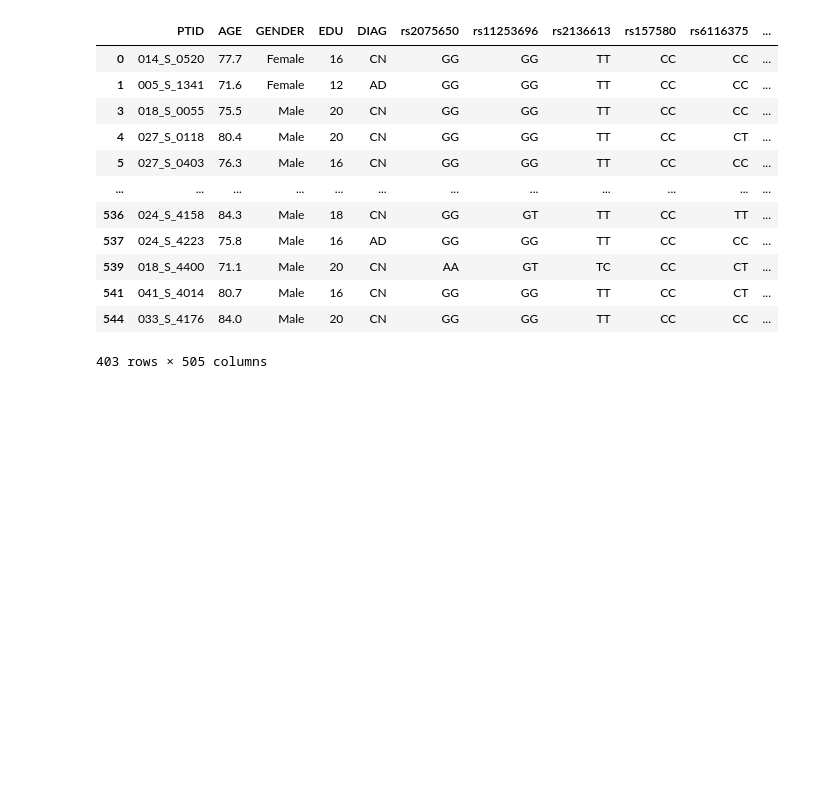
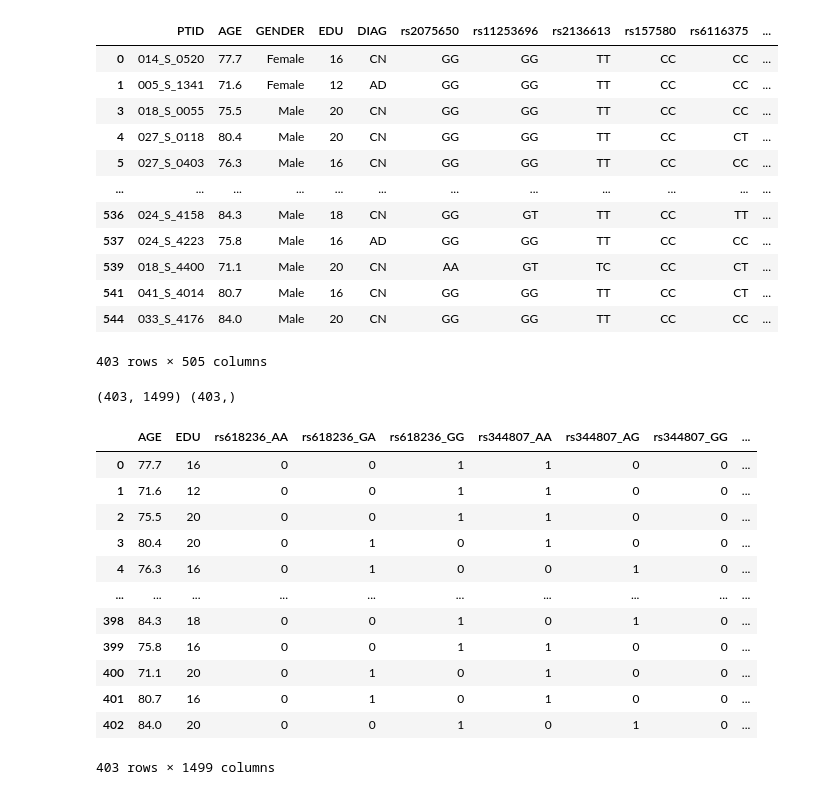
Before and after one commit to mvrl/ADNI_Genetics, a Jupyter notebook: Genomics/AD_classification_using_genomics.ipynb, the cells around one changed output. Drawn from its saved outputs; the diff is of its cells as text; code cells hidden in the pictures; blank space fills up the shorter version.

```diff
--- a/Genomics/AD_classification_using_genomics.ipynb
+++ b/Genomics/AD_classification_using_genomics.ipynb
@@ -171,0 +121,48 @@ X_train, X_test, y_train, y_test = train_test_split(X_enc, y_enc, test_size=0.33
+# %%
+from sklearn.preprocessing import LabelBinarizer
+def prepare_targets(y):
+    le = LabelEncoder()
+    le.fit(y)
+    y = le.transform(y)
+    return y
+
+#Very inefficient approach! but is easier to visualize in my head
+def data_prep(df): #This takes the dataframe and returns the one hot encoded expansion of input features
+    target = prepare_targets(list(df.DIAG))
+    df1 = df_final.drop(columns=['PTID','DIAG']).reset_index(drop=True) #Patient ID and DIAG not needed
+    num_cols = ['AGE','EDU']
+    cat_cols = list(set(df1.columns) - set(num_cols)) #Categorical features
+    expand_cat = ['AGE','EDU'] #List of expanded categorical columns
+    for cat in cat_cols:
+        expand_cat = expand_cat + [str(cat)+'_'+ c for c in list(set(df1[cat]))]
+    df_out = pd.DataFrame(columns=list(expand_cat))
+    df_out['AGE'] = df1.AGE
+    df_out['EDU'] = df1.EDU
+    for i in range(len(df1)):
+        row = df1.iloc[i]
+        for col in cat_cols:
+            item = row[col]
+            df_out.at[i,str(col)+'_'+ item] = str(1)
+
+    df_out = df_out.fillna(str(0))
+    return df_out, target
+df, y = data_prep(df_final)
+print(df.shape, y.shape)
+# %% [output]
+(403, 1499) (403,)
+# %%
+df
+# %% [output]
+|  | AGE | EDU | rs618236_AA | rs618236_GA | rs618236_GG | rs344807_AA | rs344807_AG | rs344807_GG | ... |
+| 0 | 77.7 | 16 | 0 | 0 | 1 | 1 | 0 | 0 | ... |
+| 1 | 71.6 | 12 | 0 | 0 | 1 | 1 | 0 | 0 | ... |
+| 2 | 75.5 | 20 | 0 | 0 | 1 | 1 | 0 | 0 | ... |
+| 3 | 80.4 | 20 | 0 | 1 | 0 | 1 | 0 | 0 | ... |
+| 4 | 76.3 | 16 | 0 | 1 | 0 | 0 | 1 | 0 | ... |
+| ... | ... | ... | ... | ... | ... | ... | ... | ... | ... |
+| 398 | 84.3 | 18 | 0 | 0 | 1 | 0 | 1 | 0 | ... |
+| 399 | 75.8 | 16 | 0 | 0 | 1 | 1 | 0 | 0 | ... |
+| 400 | 71.1 | 20 | 0 | 1 | 0 | 1 | 0 | 0 | ... |
+| 401 | 80.7 | 16 | 0 | 1 | 0 | 1 | 0 | 0 | ... |
+| 402 | 84.0 | 20 | 0 | 0 | 1 | 0 | 1 | 0 | ... |
+403 rows × 1499 columns
```
Also changed, not shown: parts of 15 cells of this notebook, 1 other file.
